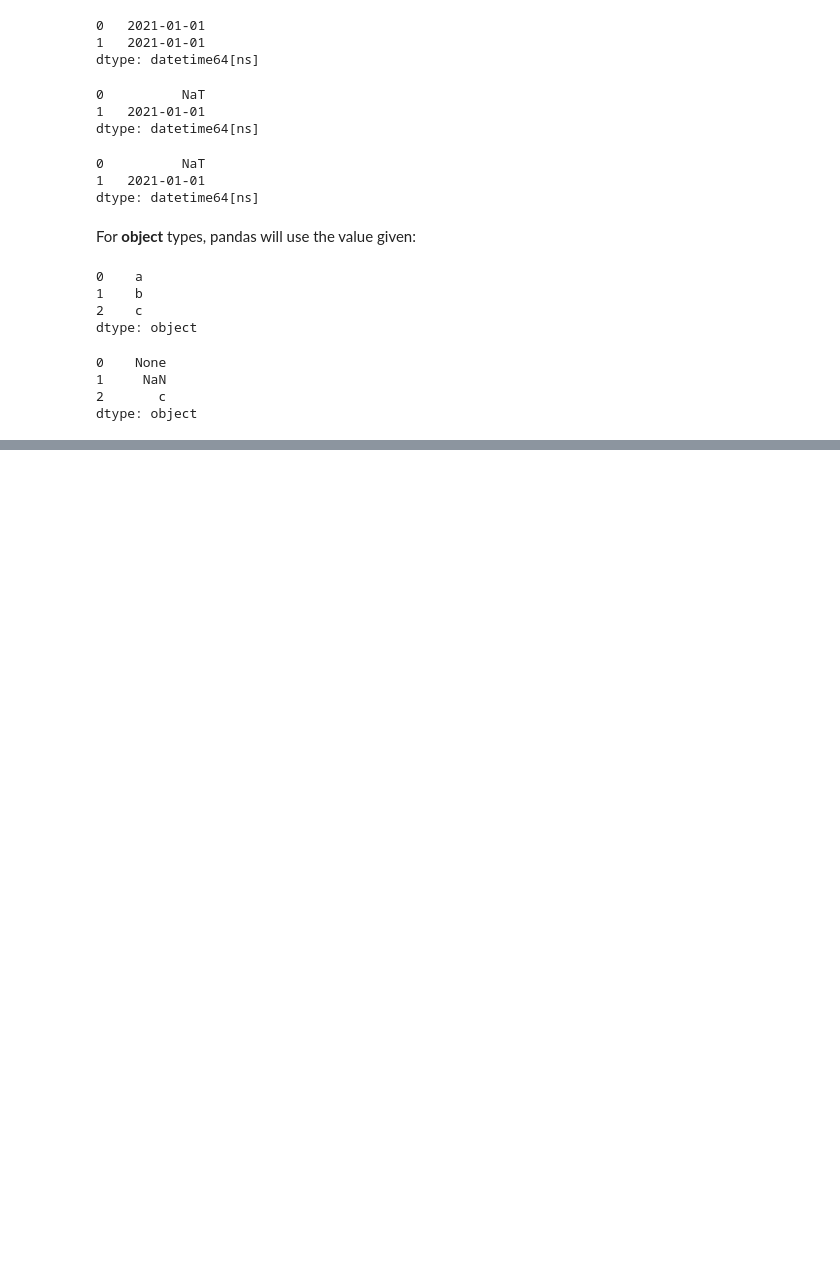
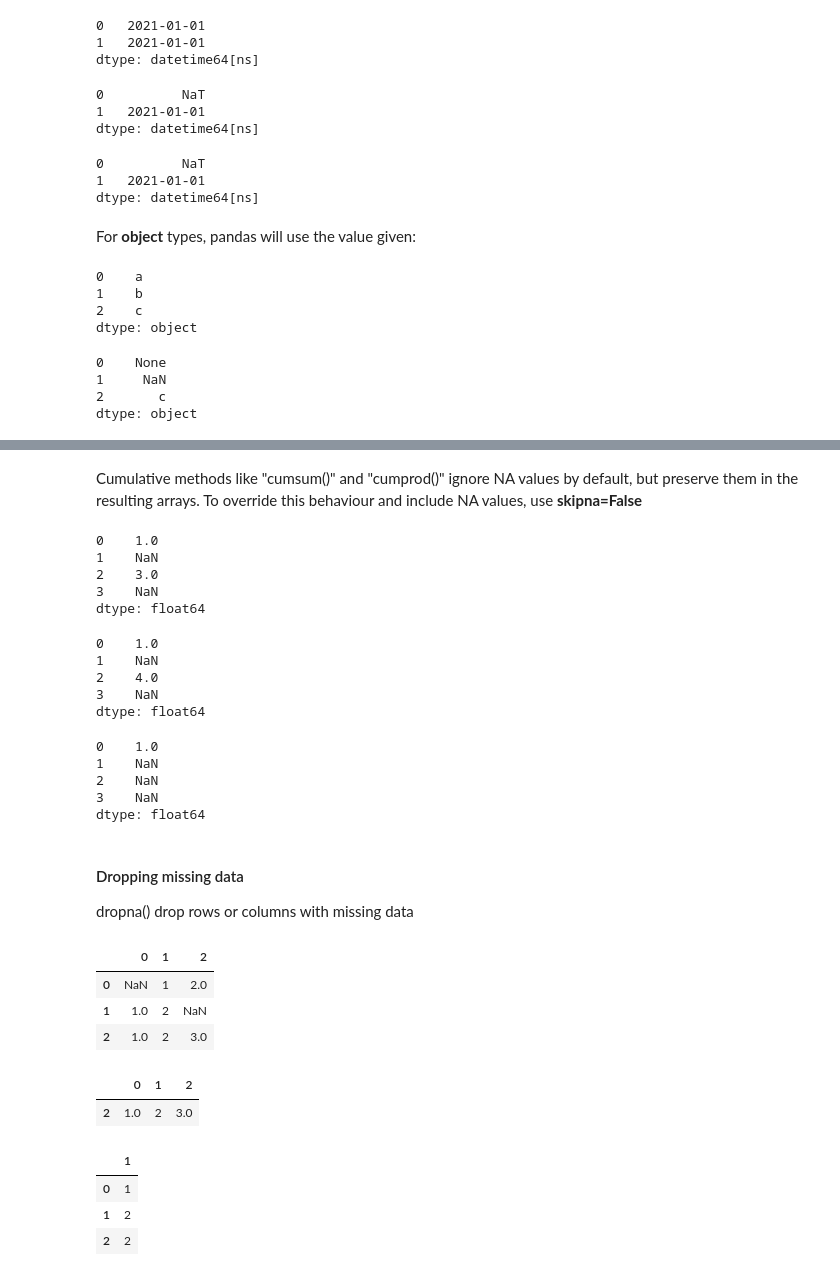
Before and after one commit to SiddheshDaphane/Data-Analysis-in-Python, a Jupyter notebook: Everything-about-Numpy-and-Pandas/Basic_to_advance_pandas.ipynb, the cells around one changed output, grey strips where cells are left out. Drawn from its saved outputs; the diff is of its cells as text; code cells hidden in the pictures; blank space fills up the shorter version.

```diff
--- a/Everything-about-Numpy-and-Pandas/Basic_to_advance_pandas.ipynb
+++ b/Everything-about-Numpy-and-Pandas/Basic_to_advance_pandas.ipynb
@@ -1388,0 +1430,50 @@ dtype: object
+# %% [markdown]
+Cumulative methods like "cumsum()" and "cumprod()" ignore NA values by default, but preserve them in the resulting arrays. To override this behaviour and include NA values, use **skipna=False**
+# %%
+ser = pd.Series([1, np.nan, 3, np.nan])
+ser
+# %% [output]
+0    1.0
+1    NaN
+2    3.0
+3    NaN
+dtype: float64
+# %%
+ser.cumsum()
+# %% [output]
+0    1.0
+1    NaN
+2    4.0
+3    NaN
+dtype: float64
+# %%
+ser.cumsum(skipna=False)
+# %% [output]
+0    1.0
+1    NaN
+2    NaN
+3    NaN
+dtype: float64
+# %% [markdown]
+#### Dropping missing data
+dropna() drop rows or columns with missing data
+# %%
+df = pd.DataFrame([[np.nan, 1, 2], [1,2,np.nan],[1,2,3]])
+df
+# %% [output]
+|  | 0 | 1 | 2 |
+| 0 | NaN | 1 | 2.0 |
+| 1 | 1.0 | 2 | NaN |
+| 2 | 1.0 | 2 | 3.0 |
+# %%
+df.dropna()
+# %% [output]
+|  | 0 | 1 | 2 |
+| 2 | 1.0 | 2 | 3.0 |
+# %%
+df.dropna(axis=1)
+# %% [output]
+|  | 1 |
+| 0 | 1 |
+| 1 | 2 |
+| 2 | 2 |
```
Also changed, not shown: parts of 9 cells of this notebook.
